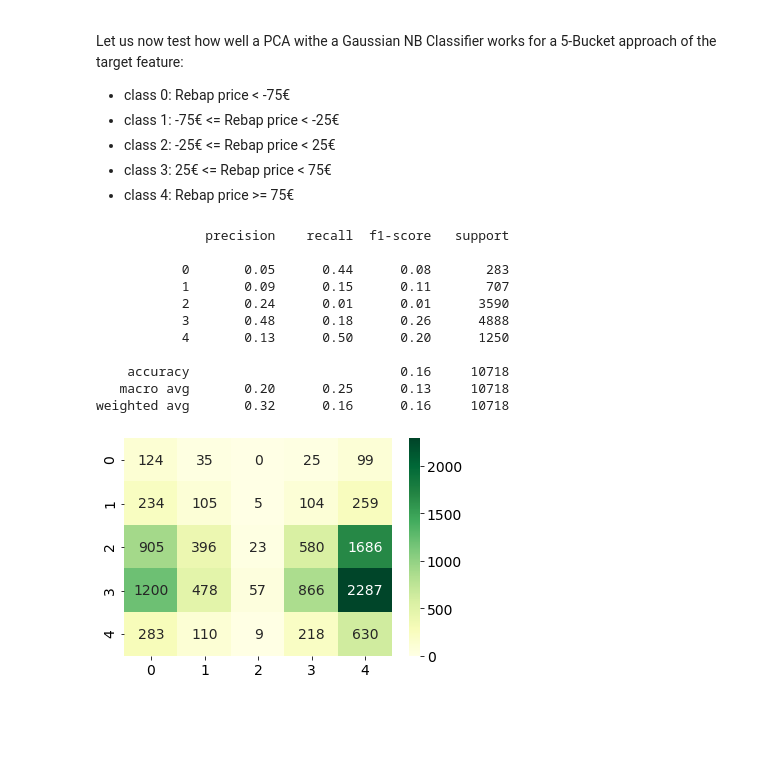
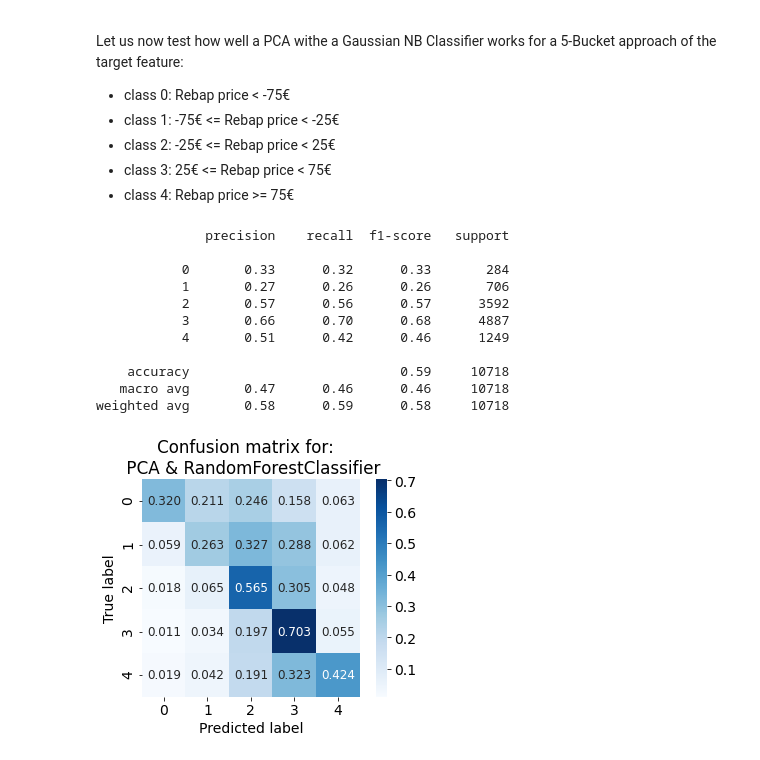
Before and after one commit to Antadurunnu/Energy-imbalance-price-prediction, a Jupyter notebook: Capstone_PCA_EDA_short.ipynb, the cells around one changed output. Saved outputs shown, nothing was run; the diff lists cells and outputs as text; code cells hidden in the pictures; blank space fills up the shorter version.

```diff
--- a/Capstone_PCA_EDA_short.ipynb
+++ b/Capstone_PCA_EDA_short.ipynb
@@ -242,9 +256,9 @@ def Rebap_classifier(df, X, y, hours_shift=0, dim_num=14):
     from sklearn.preprocessing import StandardScaler
     from sklearn.decomposition import PCA
 
-    # Shift the features (X) in a way that it is only with a time delay that these Data
-    # are available to predict the target "rebap_price_class", eliminate the first N y
-    # target rows that it fits with the N dropped NaN rows of the X features:
+    # Shift features (X) so that that there is a time delay in the Data
+    # for predicting the target "rebap_price_class", eliminate the first N y
+    # target rows so that it fits with the N dropped NaN rows of the X features:
     X = X.shift(int(hours_shift*4))
     y = y[int(hours_shift*4):]
     X = X.dropna()
@@ -255,13 +269,14 @@ def Rebap_classifier(df, X, y, hours_shift=0, dim_num=14):
     oversample = SMOTE()
     X_train, y_train = oversample.fit_resample(X_train, y_train)
 
-    # PCA
+    # PCA operation:
     scaler = StandardScaler()
     X_train_scaled = scaler.fit_transform(X_train)
     df_scaled = pd.DataFrame(data=X_train_scaled,columns=df.columns[:-1])
     pca = PCA(n_components=None)
     df_scaled_pca = pca.fit(df_scaled)
     from sklearn.naive_bayes import GaussianNB
+    from sklearn.ensemble import RandomForestClassifier
 
     variables = list(range(dim_num))
     #TODO: instantiate the model and train it on X_train_scaled_trans with the variables defined before, y_train (data any transformations)
@@ -269,7 +284,7 @@ def Rebap_classifier(df, X, y, hours_shift=0, dim_num=14):
     X_train_scaled_trans = pca.transform(df_scaled)
     X_train_scaled_trans = pd.DataFrame(data=X_train_scaled_trans)
 
-    clf2 = GaussianNB()
+    clf2 = RandomForestClassifier(random_state=42)
     clf2.fit(X_train_scaled_trans[variables], y_train)
 
     #TODO: use implemented standard scaler to scale data
@@ -288,7 +303,16 @@ def Rebap_classifier(df, X, y, hours_shift=0, dim_num=14):
 
     from sklearn.metrics import confusion_matrix, classification_report
 
-    sns.heatmap(confusion_matrix(y_test, y_pred), fmt= ".0f", annot=True, cmap='YlGn');
+    # sns.heatmap(confusion_matrix(y_test, y_pred), fmt= ".0f", annot=True, cmap='YlGn');
+    # view with a heatmap
+    cm = confusion_matrix(y_test, y_pred)
+    cm = cm.astype('float') / cm.sum(axis=1)[:, np.newaxis] # normalize the data
 
+    plt.figure()
+    sns.heatmap(cm, annot=True, annot_kws={"size":12},
+            cmap='Blues', square=True, fmt='.3f')
+    plt.ylabel('True label')
+    plt.xlabel('Predicted label')
+    plt.title('Confusion matrix for:  \n PCA & {}'.format(clf2.__class__.__name__));
     return print(classification_report(y_test,y_pred))
 # %%
@@ -341,13 +405,13 @@ df_pca_5_bucket = align(df_10_compact, df_11_compact, df_12_compact, df_13, df_7
 def df_target_class_5_bucket(df, df_num):
     df["rebap_price_class"] = np.nan
     for i in range (len(df["rebap_price_class"])):
-        if df[f"{df_num}_rebap_eur_mwh"][i] < -75:
+        if df[f"{df_num}_rebap_eur_mwh"][i] <= -75:
             df["rebap_price_class"][i] = 0
-        elif -75 <= df[f"{df_num}_rebap_eur_mwh"][i] < -25:
+        elif df[f"{df_num}_rebap_eur_mwh"][i] <= -25:
             df["rebap_price_class"][i]= 1
-        elif -25 <= df[f"{df_num}_rebap_eur_mwh"][i] < 25:
+        elif df[f"{df_num}_rebap_eur_mwh"][i] <= 25:
             df["rebap_price_class"][i]= 2
-        elif 25 <= df[f"{df_num}_rebap_eur_mwh"][i] < 75:
+        elif df[f"{df_num}_rebap_eur_mwh"][i] <= 75:
             df["rebap_price_class"][i]= 3
         else:
             df["rebap_price_class"][i]= 4
@@ -362,17 +426,17 @@ from sklearn.model_selection import train_test_split
 X_3 = df_pca_5_bucket.drop(["rebap_price_class"],axis=1)
 y_3 = df_pca_5_bucket["rebap_price_class"]
 # %%
-Rebap_classifier(df_pca_5_bucket, X_3, y_3, dim_num=2, hours_shift= 6 )
+Rebap_classifier(df_pca_5_bucket, X_3, y_3, dim_num=80, hours_shift= 6 )
 # %% [output]
               precision    recall  f1-score   support
 
-           0       0.05      0.44      0.08       283
-           1       0.09      0.15      0.11       707
-           2       0.24      0.01      0.01      3590
-           3       0.48      0.18      0.26      4888
-           4       0.13      0.50      0.20      1250
+           0       0.33      0.32      0.33       284
+           1       0.27      0.26      0.26       706
+           2       0.57      0.56      0.57      3592
+           3       0.66      0.70      0.68      4887
+           4       0.51      0.42      0.46      1249
 
-    accuracy                           0.16     10718
-   macro avg       0.20      0.25      0.13     10718
-weighted avg       0.32      0.16      0.16     10718
+    accuracy                           0.59     10718
+   macro avg       0.47      0.46      0.46     10718
+weighted avg       0.58      0.59      0.58     10718
-[figure, old version]
+[figure, new version]
```
Also changed, not shown: parts of 11 cells of this notebook, 2 other files.
